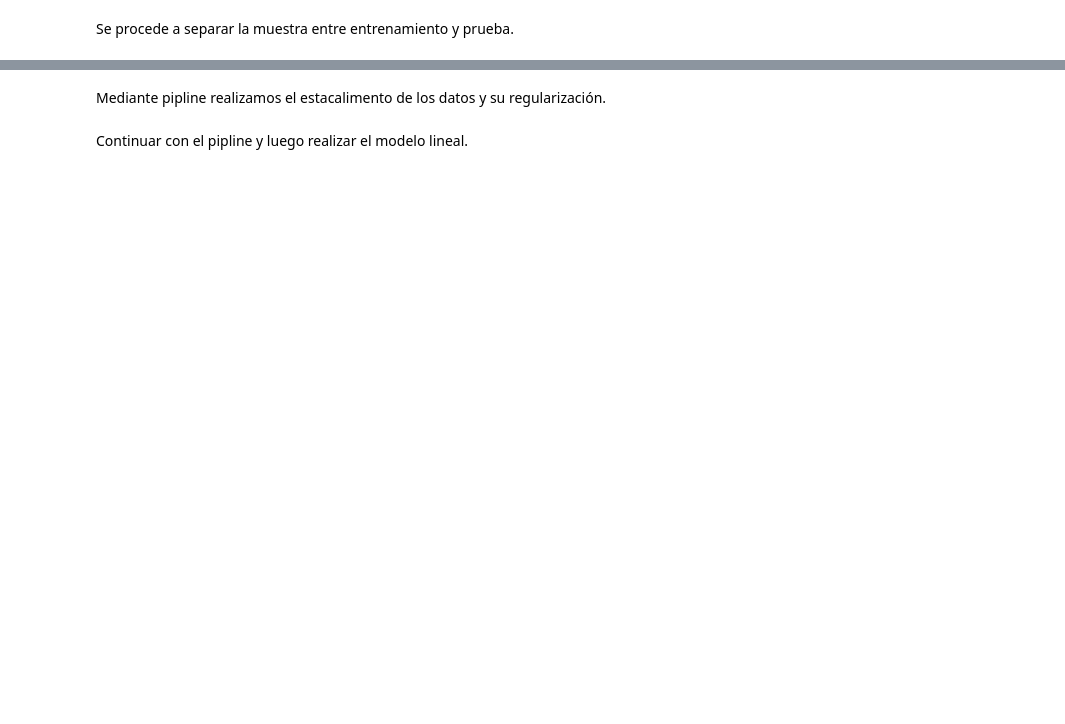
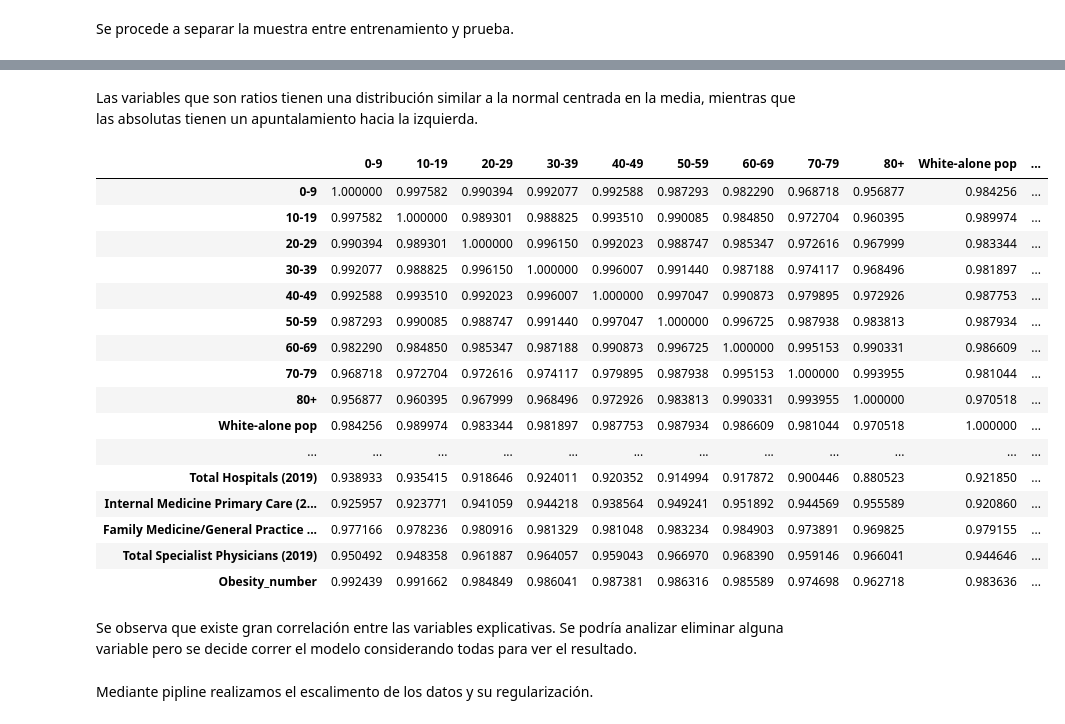
Before and after one commit to anasofiasama/Regularized-Lineal-Regression, a Jupyter notebook: src/explore.ipynb, the cells around one changed output, grey strips where cells are left out. Drawn from its saved outputs; the diff is of its cells as text; code cells hidden in the pictures; blank space fills up the shorter version.

```diff
--- a/src/explore.ipynb
+++ b/src/explore.ipynb
@@ -98,6 +113,28 @@ plt.show()
+# %% [markdown]
+Las variables que son ratios tienen una distribución similar a la normal centrada en la media, mientras que las absolutas tienen un apuntalamiento hacia la izquierda.
 # %%
 pd.options.display.max_columns=200
 pd.options.display.max_rows=200
-df_corr=df.corr()
+df_train.corr()
+# %% [output]
+|  | 0-9 | 10-19 | 20-29 | 30-39 | 40-49 | 50-59 | 60-69 | 70-79 | 80+ | White-alone pop | ... |
+| 0-9 | 1.000000 | 0.997582 | 0.990394 | 0.992077 | 0.992588 | 0.987293 | 0.982290 | 0.968718 | 0.956877 | 0.984256 | ... |
+| 10-19 | 0.997582 | 1.000000 | 0.989301 | 0.988825 | 0.993510 | 0.990085 | 0.984850 | 0.972704 | 0.960395 | 0.989974 | ... |
+| 20-29 | 0.990394 | 0.989301 | 1.000000 | 0.996150 | 0.992023 | 0.988747 | 0.985347 | 0.972616 | 0.967999 | 0.983344 | ... |
+| 30-39 | 0.992077 | 0.988825 | 0.996150 | 1.000000 | 0.996007 | 0.991440 | 0.987188 | 0.974117 | 0.968496 | 0.981897 | ... |
+| 40-49 | 0.992588 | 0.993510 | 0.992023 | 0.996007 | 1.000000 | 0.997047 | 0.990873 | 0.979895 | 0.972926 | 0.987753 | ... |
+| 50-59 | 0.987293 | 0.990085 | 0.988747 | 0.991440 | 0.997047 | 1.000000 | 0.996725 | 0.987938 | 0.983813 | 0.987934 | ... |
+| 60-69 | 0.982290 | 0.984850 | 0.985347 | 0.987188 | 0.990873 | 0.996725 | 1.000000 | 0.995153 | 0.990331 | 0.986609 | ... |
+| 70-79 | 0.968718 | 0.972704 | 0.972616 | 0.974117 | 0.979895 | 0.987938 | 0.995153 | 1.000000 | 0.993955 | 0.981044 | ... |
+| 80+ | 0.956877 | 0.960395 | 0.967999 | 0.968496 | 0.972926 | 0.983813 | 0.990331 | 0.993955 | 1.000000 | 0.970518 | ... |
+| White-alone pop | 0.984256 | 0.989974 | 0.983344 | 0.981897 | 0.987753 | 0.987934 | 0.986609 | 0.981044 | 0.970518 | 1.000000 | ... |
+| ... | ... | ... | ... | ... | ... | ... | ... | ... | ... | ... | ... |
+| Total Hospitals (2019) | 0.938933 | 0.935415 | 0.918646 | 0.924011 | 0.920352 | 0.914994 | 0.917872 | 0.900446 | 0.880523 | 0.921850 | ... |
+| Internal Medicine Primary Care (2... | 0.925957 | 0.923771 | 0.941059 | 0.944218 | 0.938564 | 0.949241 | 0.951892 | 0.944569 | 0.955589 | 0.920860 | ... |
+| Family Medicine/General Practice ... | 0.977166 | 0.978236 | 0.980916 | 0.981329 | 0.981048 | 0.983234 | 0.984903 | 0.973891 | 0.969825 | 0.979155 | ... |
+| Total Specialist Physicians (2019) | 0.950492 | 0.948358 | 0.961887 | 0.964057 | 0.959043 | 0.966970 | 0.968390 | 0.959146 | 0.966041 | 0.944646 | ... |
+| Obesity_number | 0.992439 | 0.991662 | 0.984849 | 0.986041 | 0.987381 | 0.986316 | 0.985589 | 0.974698 | 0.962718 | 0.983636 | ... |
+# %% [markdown]
+Se observa que existe gran correlación entre las variables explicativas. Se podría analizar eliminar alguna variable pero se decide correr el modelo considerando todas para ver el resultado.
 # %%
 from sklearn.preprocessing import MinMaxScaler
@@ -106,2 +144,2 @@ from sklearn.linear_model import Lasso
 # %% [markdown]
-Mediante pipline realizamos el estacalimento de los datos y su regularización.
+Mediante pipline realizamos el escalimento de los datos y su regularización.
@@ -110,2 +145,0 @@ ppl=make_pipeline(MinMaxScaler(),Lasso())
-# %% [markdown]
-Continuar con el pipline y luego realizar el modelo lineal.
```
Also changed, not shown: parts of 25 cells of this notebook, 1 other file.
